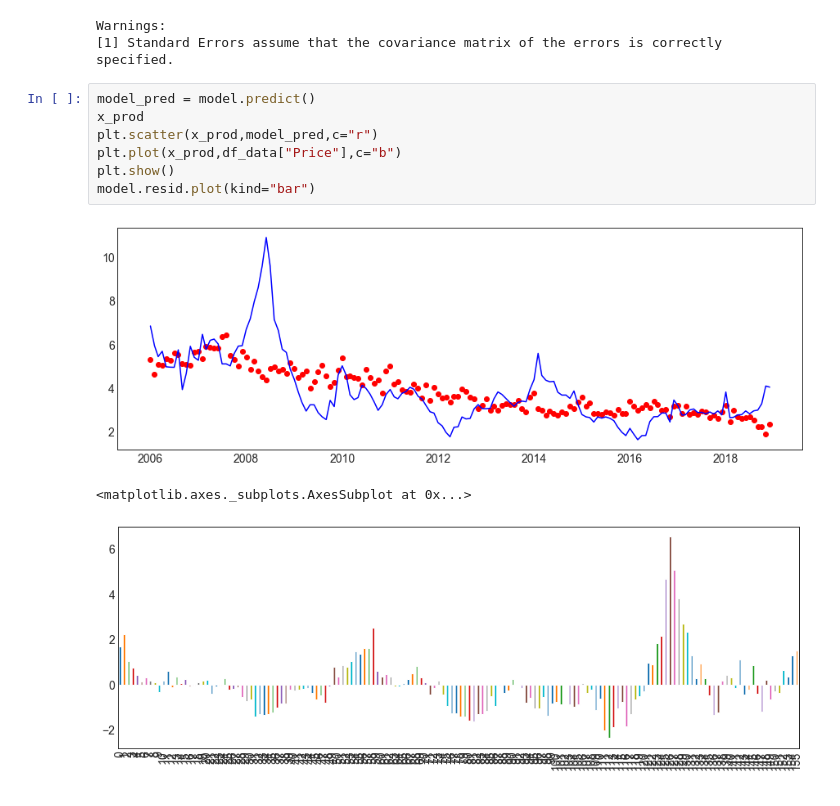
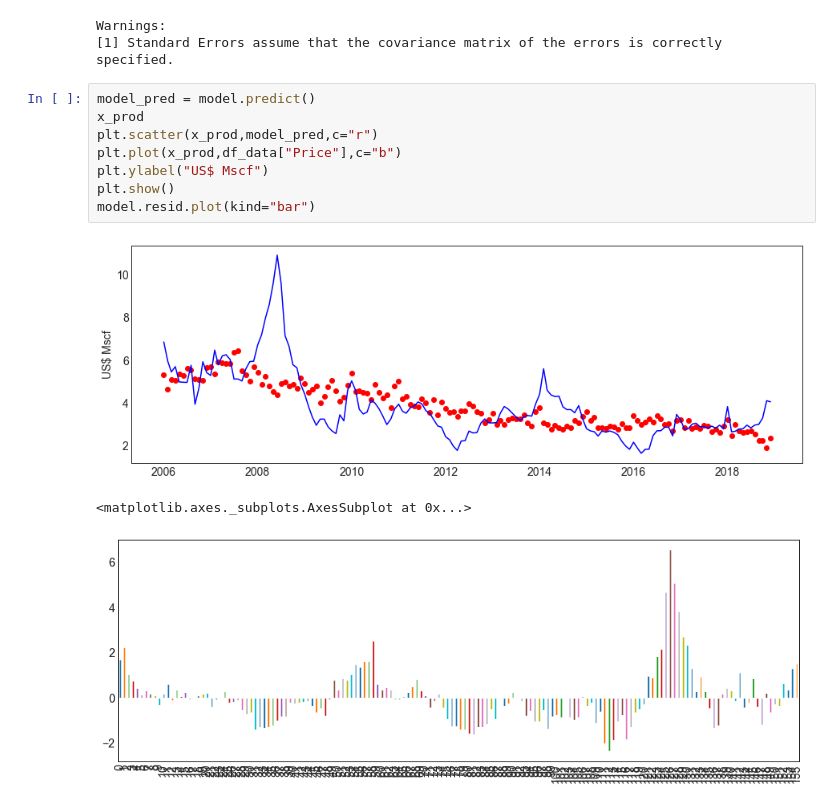
Before and after one commit to velmavasquez/Natural-Gas-Project, a Jupyter notebook: notebooks/Wilson-Data Analysis.ipynb, the cells around one changed output. Cells and saved outputs as stored; diff of their text form.

```diff
--- a/notebooks/Wilson-Data Analysis.ipynb
+++ b/notebooks/Wilson-Data Analysis.ipynb
@@ -274,11 +274,12 @@ Warnings:
 # %%
 model_pred = model.predict()
 x_prod
 plt.scatter(x_prod,model_pred,c="r")
 plt.plot(x_prod,df_data["Price"],c="b")
+plt.ylabel("US$ Mscf")
 plt.show()
 model.resid.plot(kind="bar")
 # %% [output]
-[figure, old version]
+[figure, new version]
 <matplotlib.axes._subplots.AxesSubplot at 0x...>
 [figure]
```
Also changed, not shown: 1 other file.
